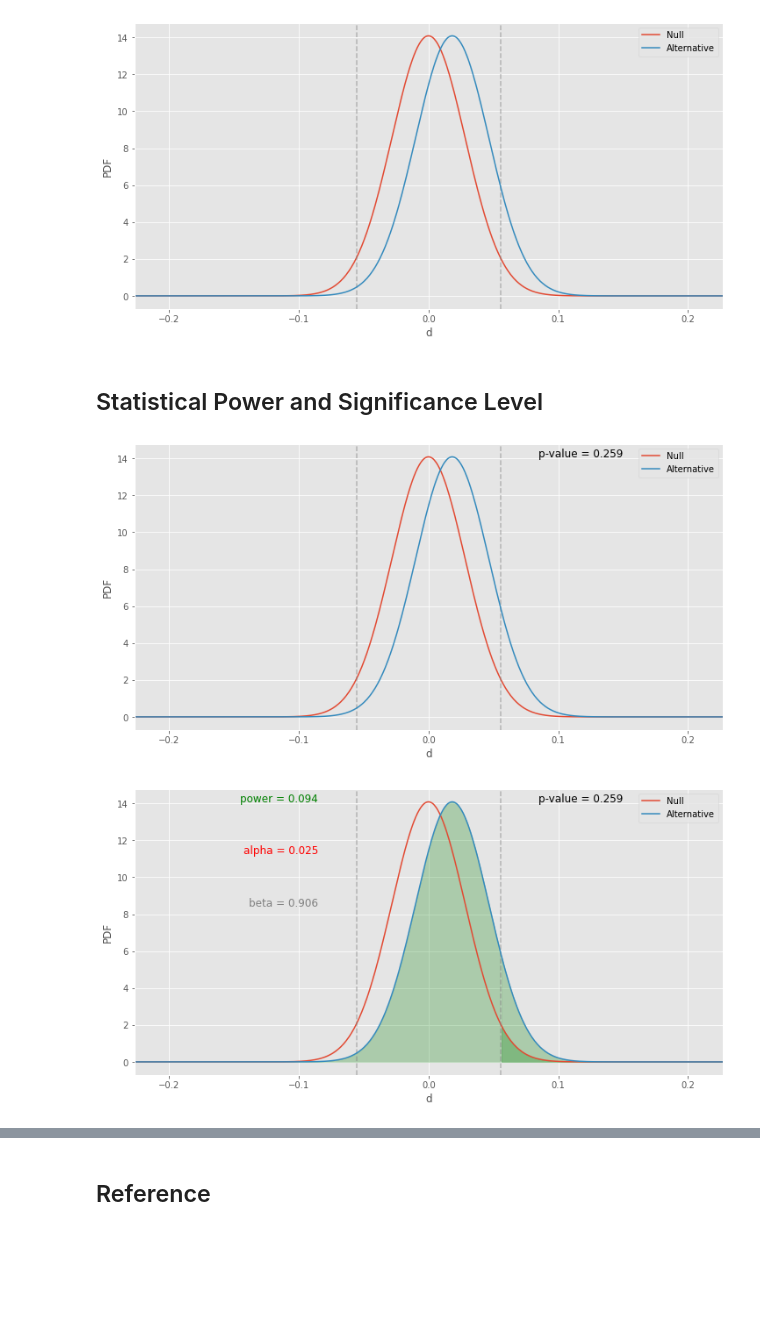
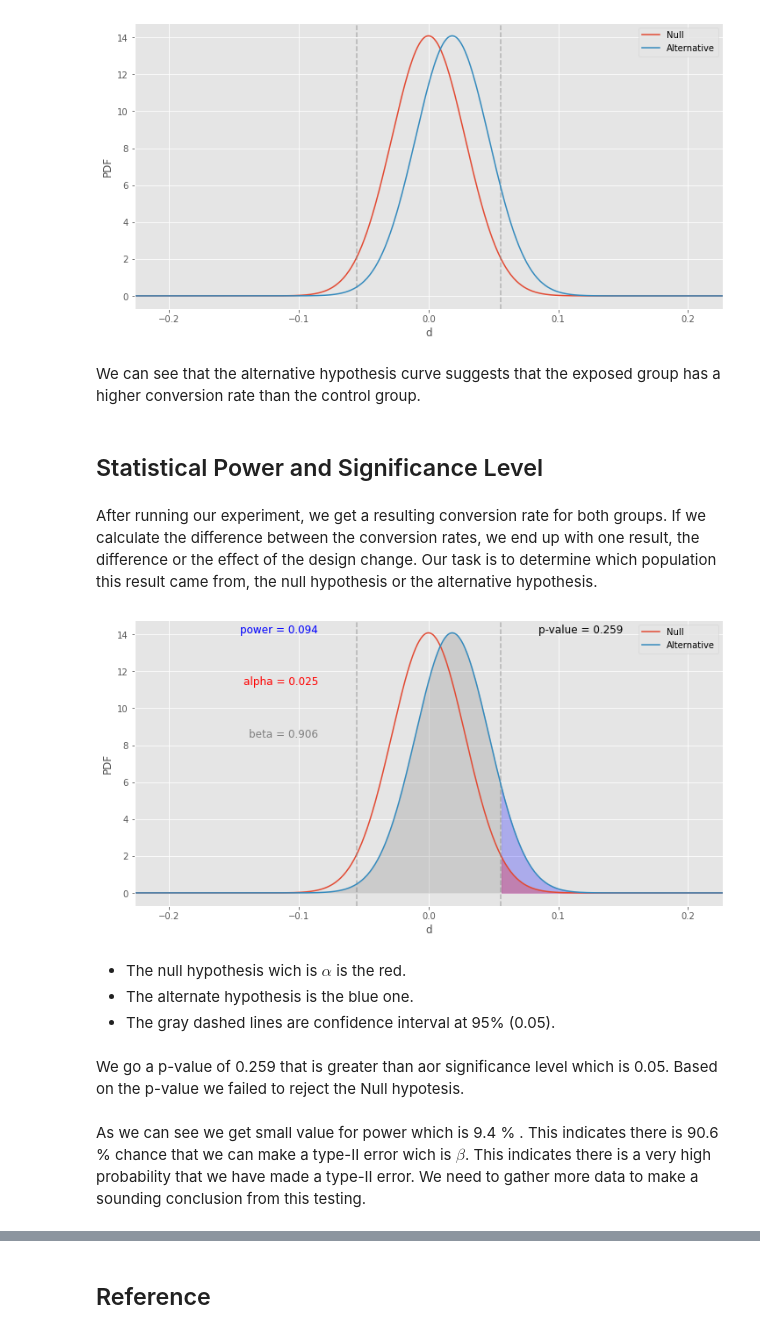
Before and after one commit to eandualem/ABTesting, a Jupyter notebook: notebooks/classical-ab-testing.ipynb, the cells around one changed output, grey strips where cells are left out. Drawn from its saved outputs; the diff is of its cells as text; code cells hidden in the pictures; blank space fills up the shorter version.

```diff
--- a/notebooks/classical-ab-testing.ipynb
+++ b/notebooks/classical-ab-testing.ipynb
@@ -374,16 +364,21 @@ from plot import *
 abplot(cont_total, exp_total, cont_rate, diff)
 # %% [output]
 [figure]
+# %% [markdown]
+We can see that the alternative hypothesis curve suggests that the exposed group has a higher conversion rate than the control group.
 # %% [markdown]
 ## Statistical Power and Significance Level
+# %% [markdown]
+After running our experiment, we get a resulting conversion rate for both groups. If we calculate the difference between the conversion rates, we end up with one result, the difference or the effect of the design change. Our task is to determine which population this result came from, the null hypothesis or the alternative hypothesis.
 # %%
-
-abplot(
-    cont_total, exp_total, cont_rate, diff, show_p_value=True)
+abplot(cont_total, exp_total, cont_rate, diff, show_power=True, show_beta=True, show_alpha=True, show_p_value=True)
 # %% [output]
-[figure, old version]
+[figure, new version]
-# %%
-abplot(
-    cont_total, exp_total, cont_rate, diff, show_power=True, show_beta=True, show_alpha=True, show_p_value=True)
-# %% [output]
-[figure, removed]
+# %% [markdown]
+- The null hypothesis wich is $\alpha$ is the red.
+- The alternate hypothesis is the blue one.
+- The gray dashed lines are confidence interval at 95% (0.05).
+# %% [markdown]
+We go a p-value of 0.259 that is greater than aor significance level which is 0.05. Based on the p-value we failed to reject the Null hypotesis.
+# %% [markdown]
+As we can see we get small value for power which is 9.4 % . This indicates there is 90.6 % chance that we can make a type-II error wich is $\beta$. This indicates there is a very high probability that we have made a type-II error. We need to gather more data to make a sounding conclusion from this testing.
```
Also changed, not shown: parts of 27 cells of this notebook, 2 other files.
